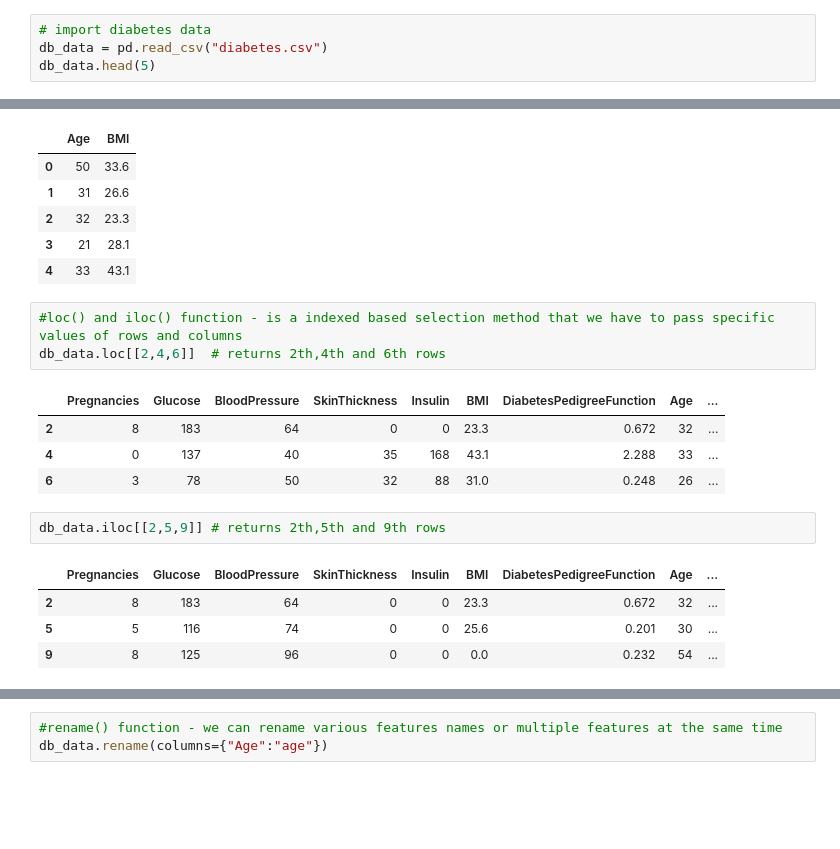
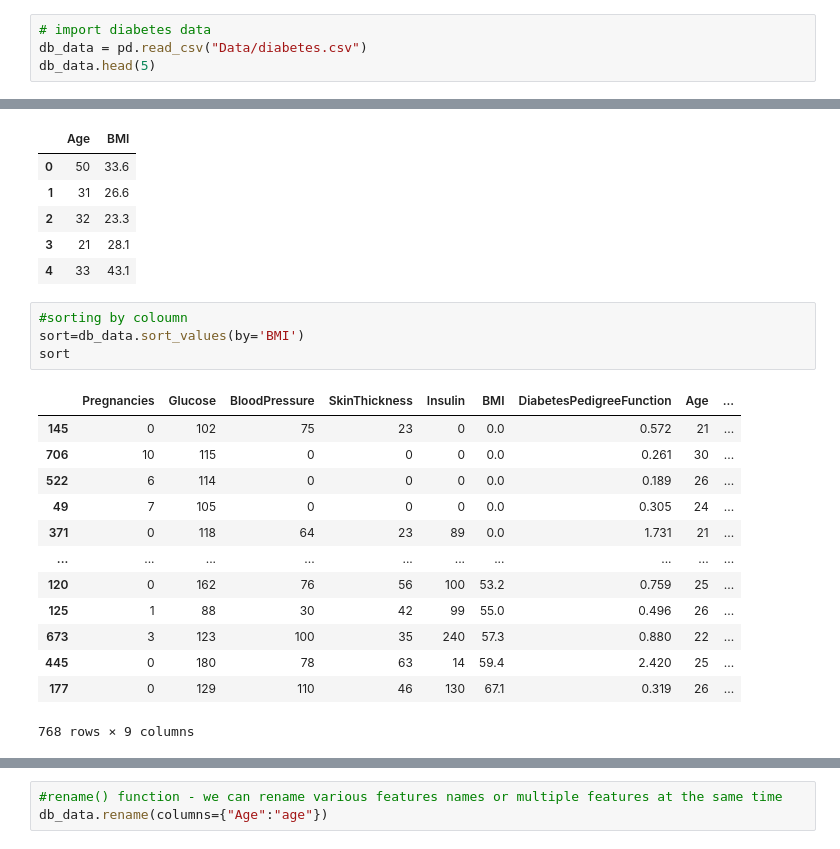
Before and after one commit to AmitSakhare/PandasTutorials, a Jupyter notebook: DataFrame.ipynb, the cells around one changed output, grey strips where cells are left out. Drawn from its saved outputs; the diff is of its cells as text; blank space fills up the shorter version.

Commit message:
DataFrame

```diff
--- a/DataFrame.ipynb
+++ b/DataFrame.ipynb
@@ -46,6 +99,6 @@ stu[['Name','Age']]
 # %%
 # import diabetes data
-db_data = pd.read_csv("diabetes.csv")
+db_data = pd.read_csv("Data/diabetes.csv")
 db_data.head(5)
 # %% [output]
 |  | Pregnancies | Glucose | BloodPressure | SkinThickness | Insulin | BMI | DiabetesPedigreeFunction | Age | ... |
@@ -65,18 +118,21 @@ age
 | 2 | 32 | 23.3 |
 | 3 | 21 | 28.1 |
 | 4 | 33 | 43.1 |
-# %%
-#loc() and iloc() function - is a indexed based selection method that we have to pass specific values of rows and columns
-db_data.loc[[2,4,6]]  # returns 2th,4th and 6th rows
-# %% [output]
-|  | Pregnancies | Glucose | BloodPressure | SkinThickness | Insulin | BMI | DiabetesPedigreeFunction | Age | ... |
-| 2 | 8 | 183 | 64 | 0 | 0 | 23.3 | 0.672 | 32 | ... |
-| 4 | 0 | 137 | 40 | 35 | 168 | 43.1 | 2.288 | 33 | ... |
-| 6 | 3 | 78 | 50 | 32 | 88 | 31.0 | 0.248 | 26 | ... |
-# %%
-db_data.iloc[[2,5,9]] # returns 2th,5th and 9th rows
-# %% [output]
-|  | Pregnancies | Glucose | BloodPressure | SkinThickness | Insulin | BMI | DiabetesPedigreeFunction | Age | ... |
-| 2 | 8 | 183 | 64 | 0 | 0 | 23.3 | 0.672 | 32 | ... |
-| 5 | 5 | 116 | 74 | 0 | 0 | 25.6 | 0.201 | 30 | ... |
-| 9 | 8 | 125 | 96 | 0 | 0 | 0.0 | 0.232 | 54 | ... |
+# %%
+#sorting by coloumn
+sort=db_data.sort_values(by='BMI')
+sort
+# %% [output]
+|  | Pregnancies | Glucose | BloodPressure | SkinThickness | Insulin | BMI | DiabetesPedigreeFunction | Age | ... |
+| 145 | 0 | 102 | 75 | 23 | 0 | 0.0 | 0.572 | 21 | ... |
+| 706 | 10 | 115 | 0 | 0 | 0 | 0.0 | 0.261 | 30 | ... |
+| 522 | 6 | 114 | 0 | 0 | 0 | 0.0 | 0.189 | 26 | ... |
+| 49 | 7 | 105 | 0 | 0 | 0 | 0.0 | 0.305 | 24 | ... |
+| 371 | 0 | 118 | 64 | 23 | 89 | 0.0 | 1.731 | 21 | ... |
+| ... | ... | ... | ... | ... | ... | ... | ... | ... | ... |
+| 120 | 0 | 162 | 76 | 56 | 100 | 53.2 | 0.759 | 25 | ... |
+| 125 | 1 | 88 | 30 | 42 | 99 | 55.0 | 0.496 | 26 | ... |
+| 673 | 3 | 123 | 100 | 35 | 240 | 57.3 | 0.880 | 22 | ... |
+| 445 | 0 | 180 | 78 | 63 | 14 | 59.4 | 2.420 | 25 | ... |
+| 177 | 0 | 129 | 110 | 46 | 130 | 67.1 | 0.319 | 26 | ... |
+768 rows × 9 columns
```
Also changed, not shown: parts of 8 cells of this notebook.
